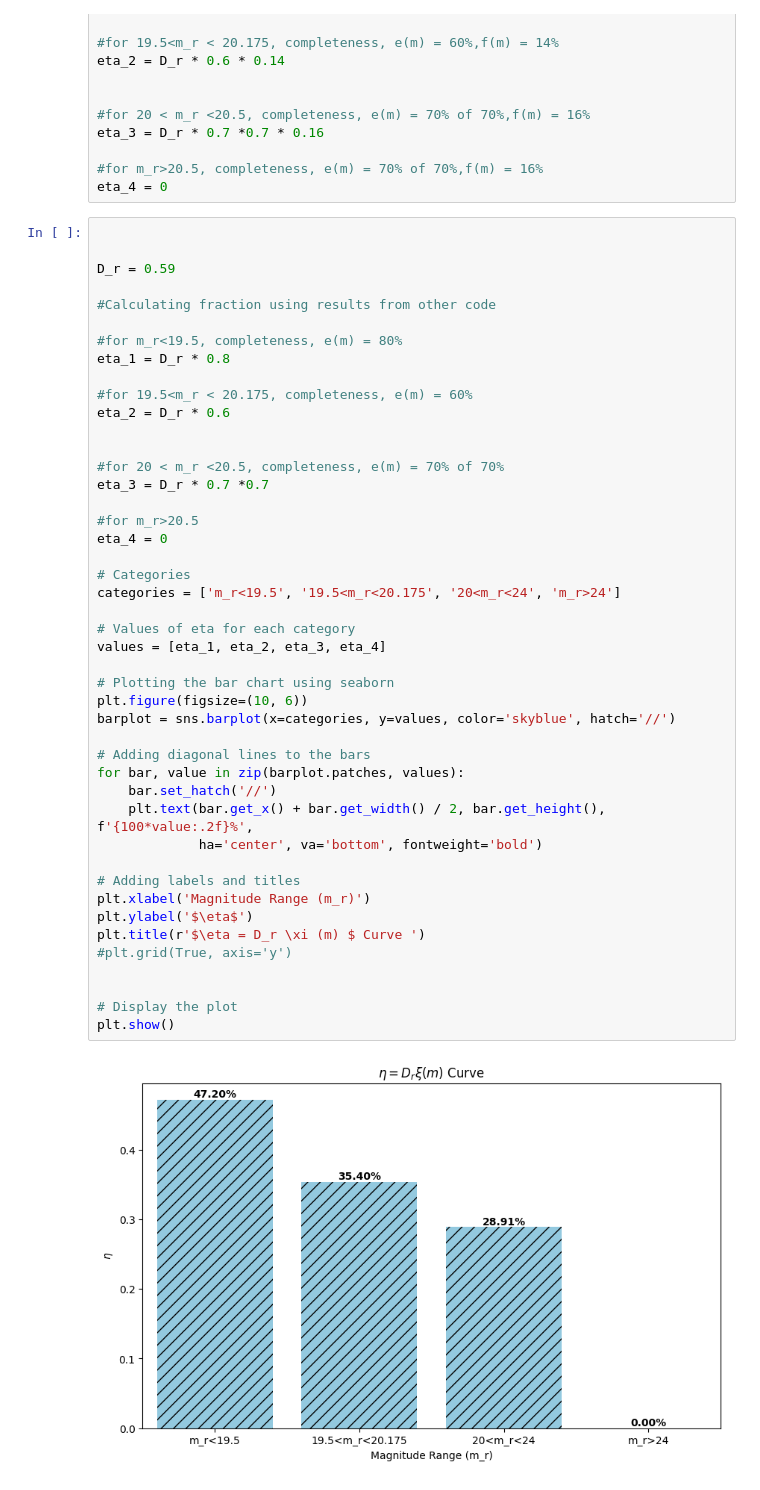
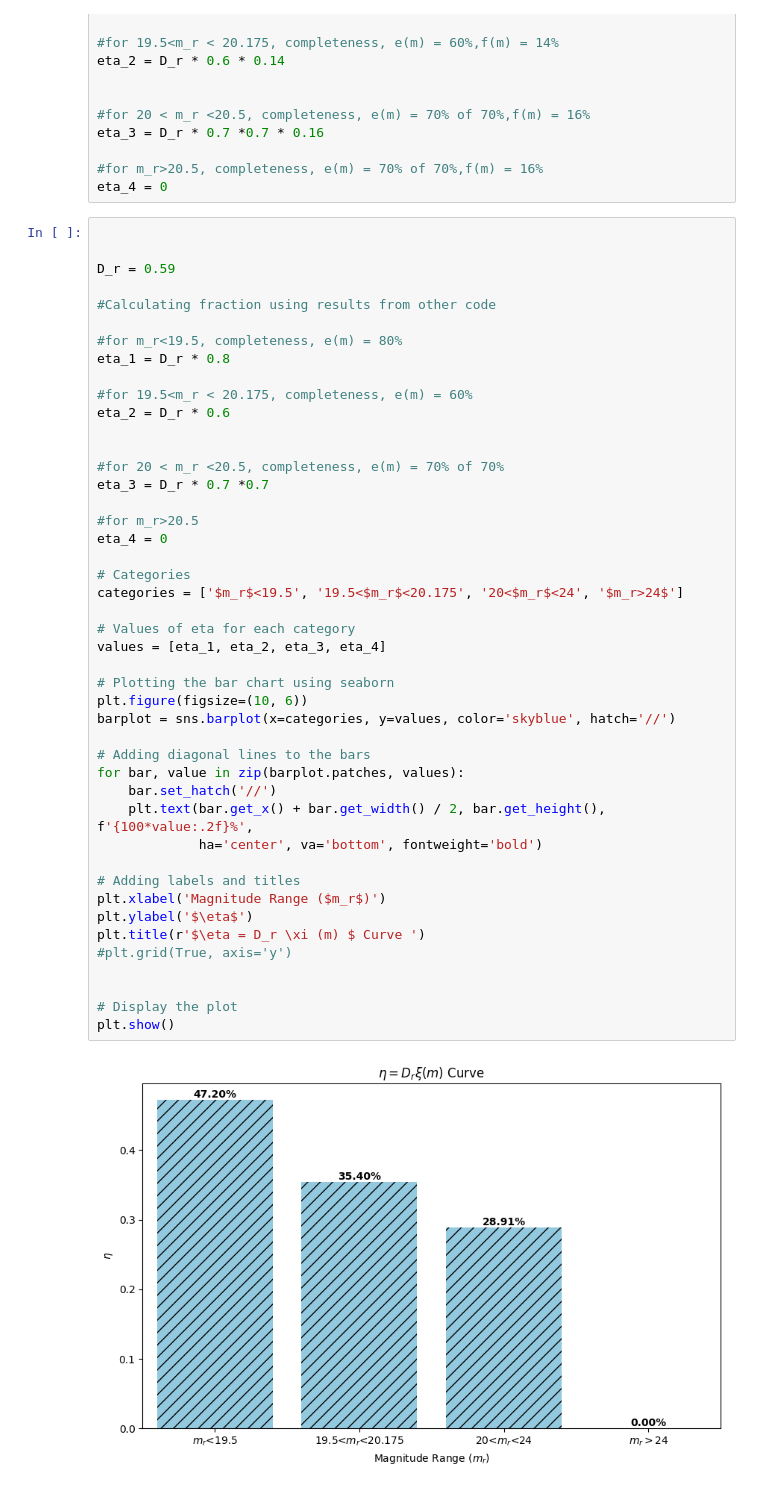
Before and after one commit to lordrick94/FRB, a Jupyter notebook: frb/desi/DESI_CALCULATION_FINAL_PLOTS.ipynb, the cells around one changed output. Cells and saved outputs as stored; diff of their text form.

```diff
--- a/frb/desi/DESI_CALCULATION_FINAL_PLOTS.ipynb
+++ b/frb/desi/DESI_CALCULATION_FINAL_PLOTS.ipynb
@@ -53,36 +53,36 @@ eta_2 = D_r * 0.6
 #for 20 < m_r <20.5, completeness, e(m) = 70% of 70%
 eta_3 = D_r * 0.7 *0.7
 
 #for m_r>20.5
 eta_4 = 0
 
 # Categories
-categories = ['m_r<19.5', '19.5<m_r<20.175', '20<m_r<24', 'm_r>24']
+categories = ['$m_r$<19.5', '19.5<$m_r$<20.175', '20<$m_r$<24', '$m_r>24$']
 
 # Values of eta for each category
 values = [eta_1, eta_2, eta_3, eta_4]
 
 # Plotting the bar chart using seaborn
 plt.figure(figsize=(10, 6))
 barplot = sns.barplot(x=categories, y=values, color='skyblue', hatch='//')
 
 # Adding diagonal lines to the bars
 for bar, value in zip(barplot.patches, values):
     bar.set_hatch('//')
     plt.text(bar.get_x() + bar.get_width() / 2, bar.get_height(), f'{100*value:.2f}%',
              ha='center', va='bottom', fontweight='bold')
 
 # Adding labels and titles
-plt.xlabel('Magnitude Range (m_r)')
+plt.xlabel('Magnitude Range ($m_r$)')
 plt.ylabel('$\eta$')
 plt.title(r'$\eta = D_r \xi (m) $ Curve ')
 #plt.grid(True, axis='y')
 
 
 # Display the plot
 plt.show()
 # %% [output]
-[figure, old version]
+[figure, new version]
 # %%
 # Categories
 categories = ['','19.5', '20.175', '24', '>24']
```
Also changed, not shown: parts of 2 cells of this notebook.
